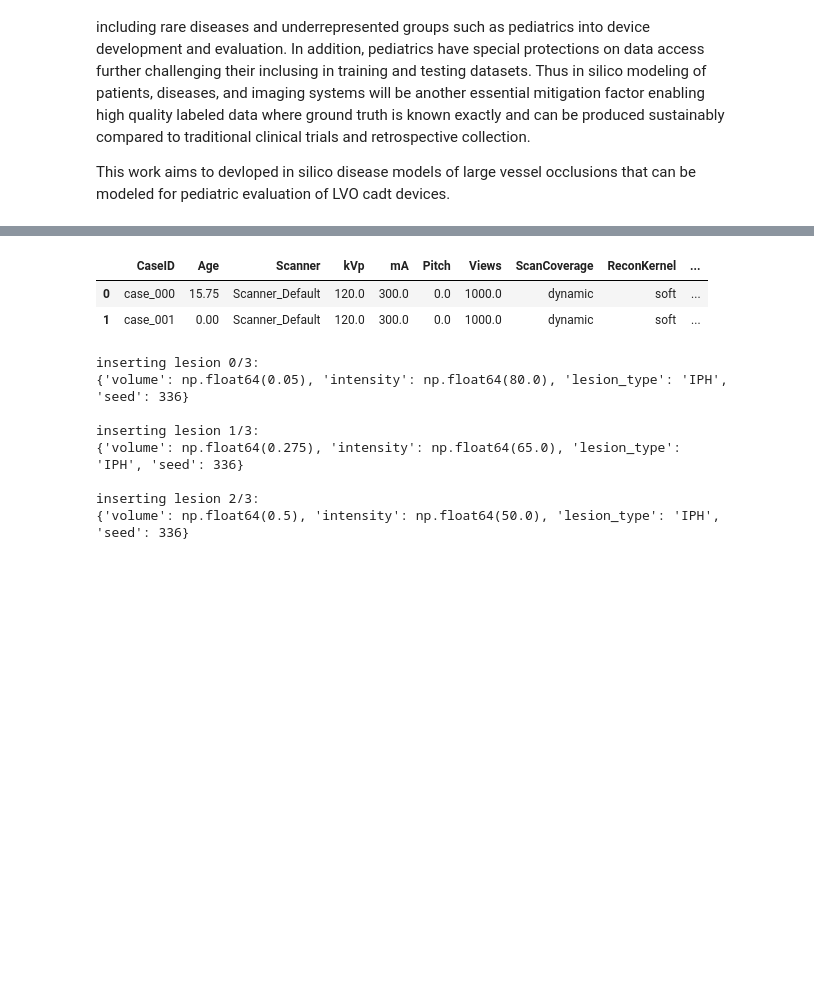
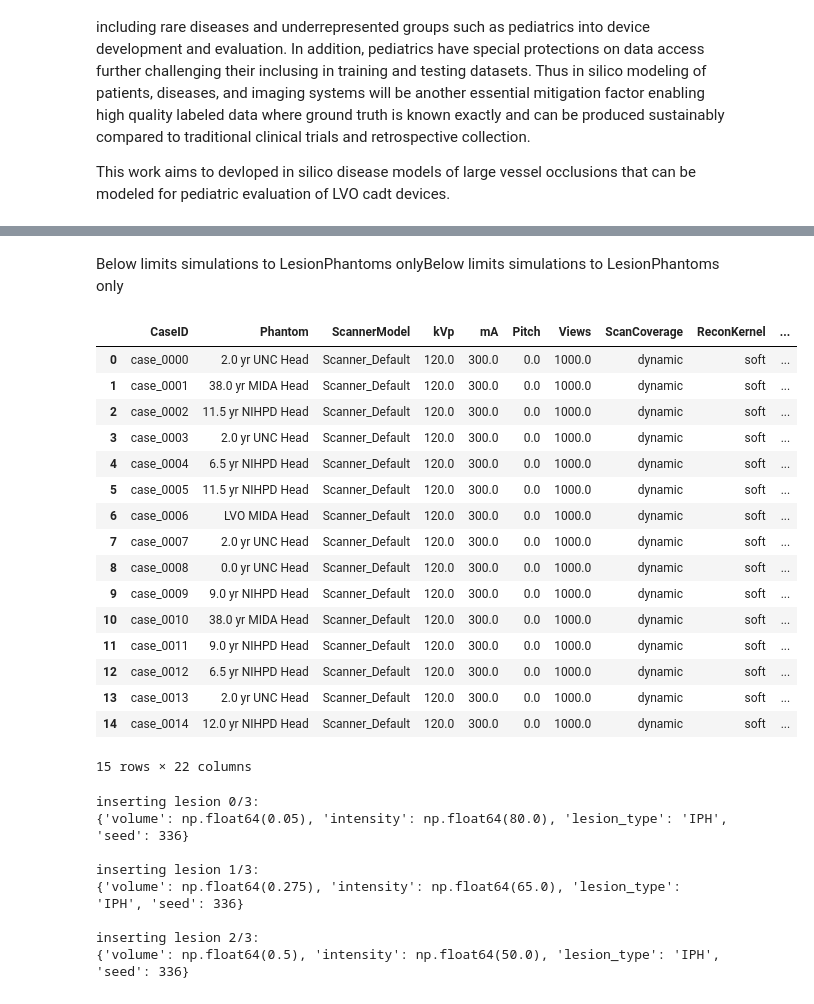
Before and after one commit to DIDSR/InSilicoICH, a Jupyter notebook: notebooks/03_studies.ipynb, the cells around one changed output, grey strips where cells are left out. Saved outputs shown, nothing was run; the diff lists cells and outputs as text; code cells hidden in the pictures; blank space fills up the shorter version.

Commit message:
ICHStudy.generate_from_distributions

```diff
--- a/notebooks/03_studies.ipynb
+++ b/notebooks/03_studies.ipynb
@@ -22,9 +60,30 @@ IndentationError: unexpected indent (study.py, line 99)
+# %% [markdown]
+Below limits simulations to LesionPhantoms onlyBelow limits simulations to LesionPhantoms only
 # %%
-Study.generate_from_distributions(desired_cases=10)
+from functools import partial
+from insilicoICH.phantoms.head_phantoms import LesionPhantom
+lesion_phantoms = [k for k,v in get_available_phantoms().items() if
+                    isinstance(v, partial) and
+                    issubclass(v.func, LesionPhantom)] # consider putting this filter inside get_available_phantoms() as an kwarg
+ICHStudy.generate_from_distributions(lesion_phantoms, StudyCount=15)
 # %% [output]
-|  | CaseID | Age | Scanner | kVp | mA | Pitch | Views | ScanCoverage | ReconKernel | ... |
-| 0 | case_000 | 15.75 | Scanner_Default | 120.0 | 300.0 | 0.0 | 1000.0 | dynamic | soft | ... |
-| 1 | case_001 | 0.00 | Scanner_Default | 120.0 | 300.0 | 0.0 | 1000.0 | dynamic | soft | ... |
+|  | CaseID | Phantom | ScannerModel | kVp | mA | Pitch | Views | ScanCoverage | ReconKernel | ... |
+| 0 | case_0000 | 2.0 yr UNC Head | Scanner_Default | 120.0 | 300.0 | 0.0 | 1000.0 | dynamic | soft | ... |
+| 1 | case_0001 | 38.0 yr MIDA Head | Scanner_Default | 120.0 | 300.0 | 0.0 | 1000.0 | dynamic | soft | ... |
+| 2 | case_0002 | 11.5 yr NIHPD Head | Scanner_Default | 120.0 | 300.0 | 0.0 | 1000.0 | dynamic | soft | ... |
+| 3 | case_0003 | 2.0 yr UNC Head | Scanner_Default | 120.0 | 300.0 | 0.0 | 1000.0 | dynamic | soft | ... |
+| 4 | case_0004 | 6.5 yr NIHPD Head | Scanner_Default | 120.0 | 300.0 | 0.0 | 1000.0 | dynamic | soft | ... |
+| 5 | case_0005 | 11.5 yr NIHPD Head | Scanner_Default | 120.0 | 300.0 | 0.0 | 1000.0 | dynamic | soft | ... |
+| 6 | case_0006 | LVO MIDA Head | Scanner_Default | 120.0 | 300.0 | 0.0 | 1000.0 | dynamic | soft | ... |
+| 7 | case_0007 | 2.0 yr UNC Head | Scanner_Default | 120.0 | 300.0 | 0.0 | 1000.0 | dynamic | soft | ... |
+| 8 | case_0008 | 0.0 yr UNC Head | Scanner_Default | 120.0 | 300.0 | 0.0 | 1000.0 | dynamic | soft | ... |
+| 9 | case_0009 | 9.0 yr NIHPD Head | Scanner_Default | 120.0 | 300.0 | 0.0 | 1000.0 | dynamic | soft | ... |
+| 10 | case_0010 | 38.0 yr MIDA Head | Scanner_Default | 120.0 | 300.0 | 0.0 | 1000.0 | dynamic | soft | ... |
+| 11 | case_0011 | 9.0 yr NIHPD Head | Scanner_Default | 120.0 | 300.0 | 0.0 | 1000.0 | dynamic | soft | ... |
+| 12 | case_0012 | 6.5 yr NIHPD Head | Scanner_Default | 120.0 | 300.0 | 0.0 | 1000.0 | dynamic | soft | ... |
+| 13 | case_0013 | 2.0 yr UNC Head | Scanner_Default | 120.0 | 300.0 | 0.0 | 1000.0 | dynamic | soft | ... |
+| 14 | case_0014 | 12.0 yr NIHPD Head | Scanner_Default | 120.0 | 300.0 | 0.0 | 1000.0 | dynamic | soft | ... |
+15 rows × 22 columns
 # %%
 from pathlib import Path
 
```
Also changed, not shown: parts of 3 cells of this notebook, 2 other files.
